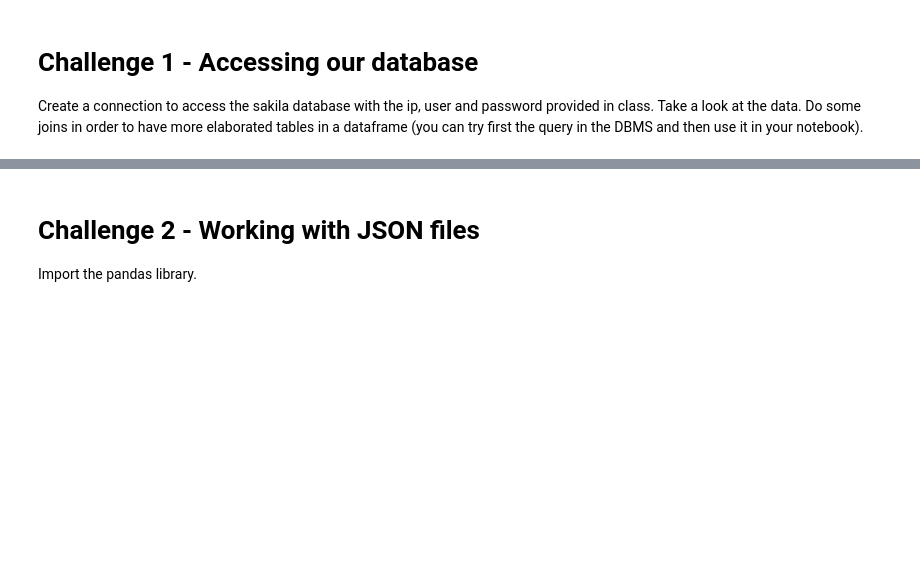
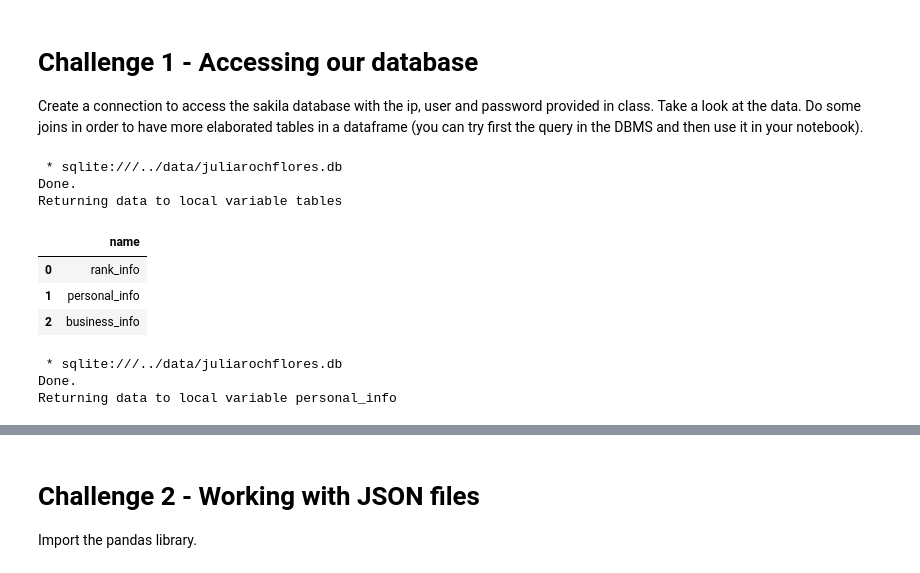
Before and after one commit to ta-data-mad/dataptmad0420, a Jupyter notebook: module-1/importing-exporting-data/your-code/main.ipynb, the cells around one changed output, grey strips where cells are left out. Drawn from its saved outputs; the diff is of its cells as text; code cells hidden in the pictures; blank space fills up the shorter version.

```diff
--- a/module-1/importing-exporting-data/your-code/main.ipynb
+++ b/module-1/importing-exporting-data/your-code/main.ipynb
@@ -8,0 +14,32 @@ Create a connection to access the sakila database with the ip, user and password
+# %%
+%%sql tables <<
+
+SELECT
+    name
+FROM
+    sqlite_master
+WHERE
+    type ='table' AND
+    name NOT LIKE 'sqlite_%';
+# %% [output]
+ * sqlite:///../data/juliarochflores.db
+Done.
+Returning data to local variable tables
+# %%
+tables.DataFrame()
+# %% [output]
+|  | name |
+| 0 | rank_info |
+| 1 | personal_info |
+| 2 | business_info |
+# %%
+%%sql personal_info <<
+
+SELECT *
+FROM personal_info
+ORDER BY id ASC
+LIMIT 10;
+# %% [output]
+ * sqlite:///../data/juliarochflores.db
+Done.
+Returning data to local variable personal_info
```
Also changed, not shown: parts of 8 cells of this notebook, 3 other files.
